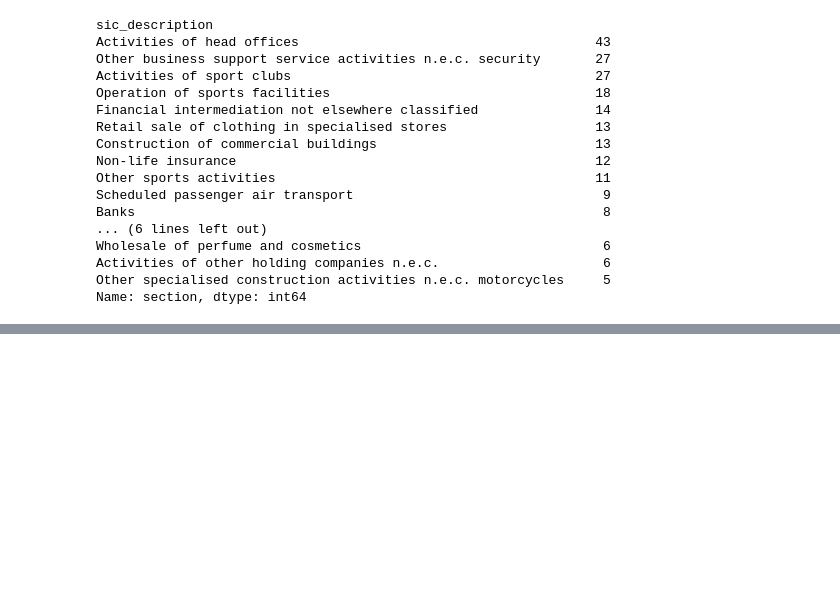
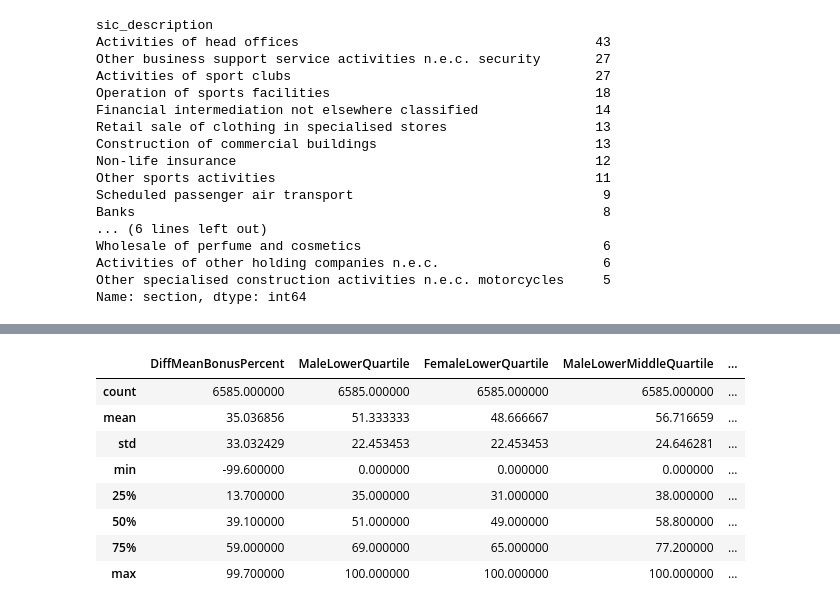
Before and after one commit to Ads2020Group6/data-exploration, a Jupyter notebook: Let_me_retire_already.ipynb, the cells around one changed output, grey strips where cells are left out. Drawn from its saved outputs; the diff is of its cells as text; code cells hidden in the pictures; blank space fills up the shorter version.

```diff
--- a/Let_me_retire_already.ipynb
+++ b/Let_me_retire_already.ipynb
@@ -464,0 +469,2 @@ Name: section, dtype: int64
+# %%
+modified_data = modified_data.dropna(axis=0) #droping missing values everywhere
@@ -464,0 +487,19 @@ Name: section, dtype: int64
+# %%
+features = ['DiffMeanBonusPercent','MaleLowerQuartile','FemaleLowerQuartile',
+       'MaleLowerMiddleQuartile', 'FemaleLowerMiddleQuartile',
+       'MaleUpperMiddleQuartile', 'FemaleUpperMiddleQuartile',
+       'MaleTopQuartile', 'FemaleTopQuartile','EmployerSize']
+# %%
+X = modified_data[features]
+# %%
+X.describe()
+# %% [output]
+|  | DiffMeanBonusPercent | MaleLowerQuartile | FemaleLowerQuartile | MaleLowerMiddleQuartile | ... |
+| count | 6585.000000 | 6585.000000 | 6585.000000 | 6585.000000 | ... |
+| mean | 35.036856 | 51.333333 | 48.666667 | 56.716659 | ... |
+| std | 33.032429 | 22.453453 | 22.453453 | 24.646281 | ... |
+| min | -99.600000 | 0.000000 | 0.000000 | 0.000000 | ... |
+| 25% | 13.700000 | 35.000000 | 31.000000 | 38.000000 | ... |
+| 50% | 39.100000 | 51.000000 | 49.000000 | 58.800000 | ... |
+| 75% | 59.000000 | 69.000000 | 65.000000 | 77.200000 | ... |
+| max | 99.700000 | 100.000000 | 100.000000 | 100.000000 | ... |
```
Also changed, not shown: parts of 13 cells of this notebook.
